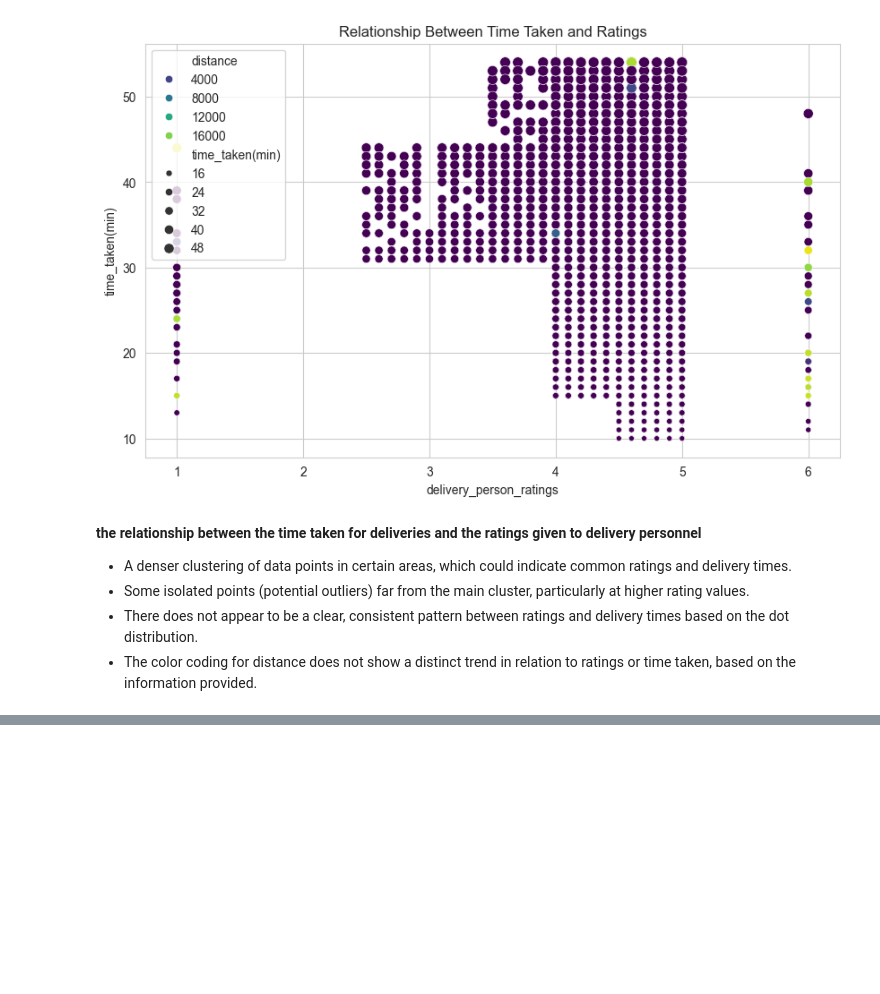
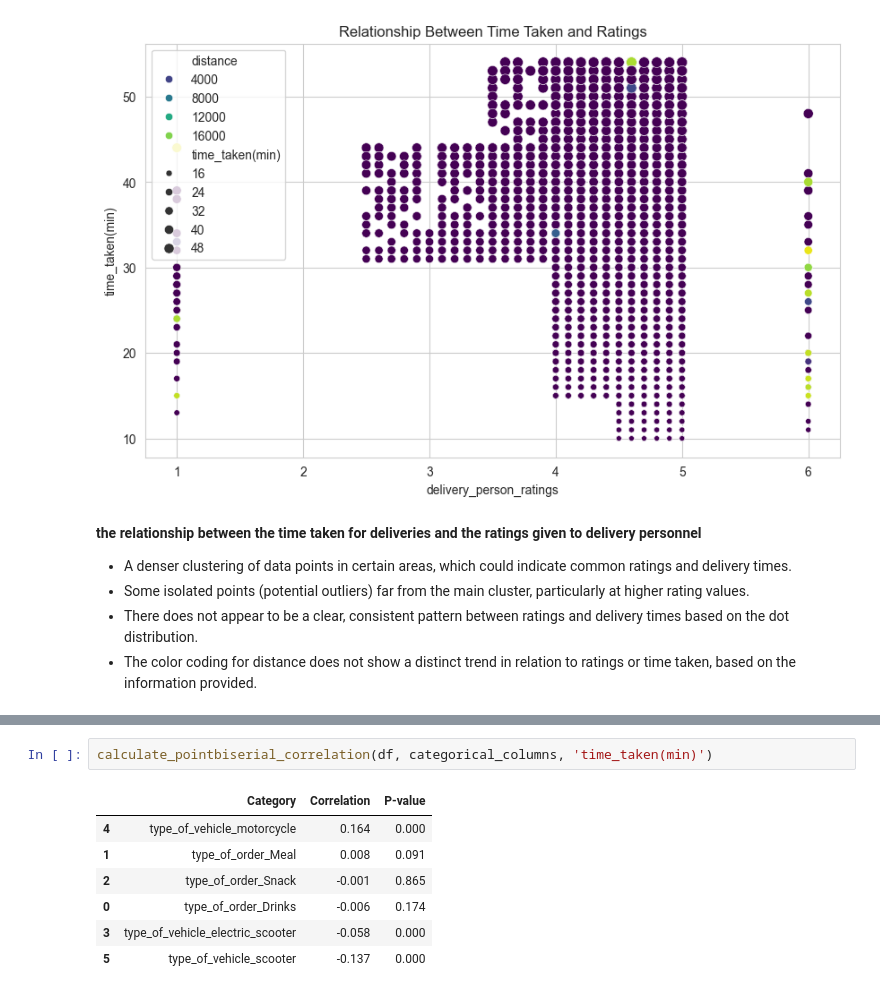
Before and after one commit to MrRezamo/Food_Delivery_Time_Prediction, a Jupyter notebook: Project/Main_Project.ipynb, the cells around one changed output, grey strips where cells are left out. Cells and saved outputs as stored; diff of their text form; blank space fills up the shorter version.

```diff
--- a/Project/Main_Project.ipynb
+++ b/Project/Main_Project.ipynb
@@ -453,0 +470,10 @@ plt.show()
+# %%
+calculate_pointbiserial_correlation(df, categorical_columns, 'time_taken(min)')
+# %% [output]
+|  | Category | Correlation | P-value |
+| 4 | type_of_vehicle_motorcycle | 0.164 | 0.000 |
+| 1 | type_of_order_Meal | 0.008 | 0.091 |
+| 2 | type_of_order_Snack | -0.001 | 0.865 |
+| 0 | type_of_order_Drinks | -0.006 | 0.174 |
+| 3 | type_of_vehicle_electric_scooter | -0.058 | 0.000 |
+| 5 | type_of_vehicle_scooter | -0.137 | 0.000 |
```
Also changed, not shown: parts of 13 cells of this notebook.
